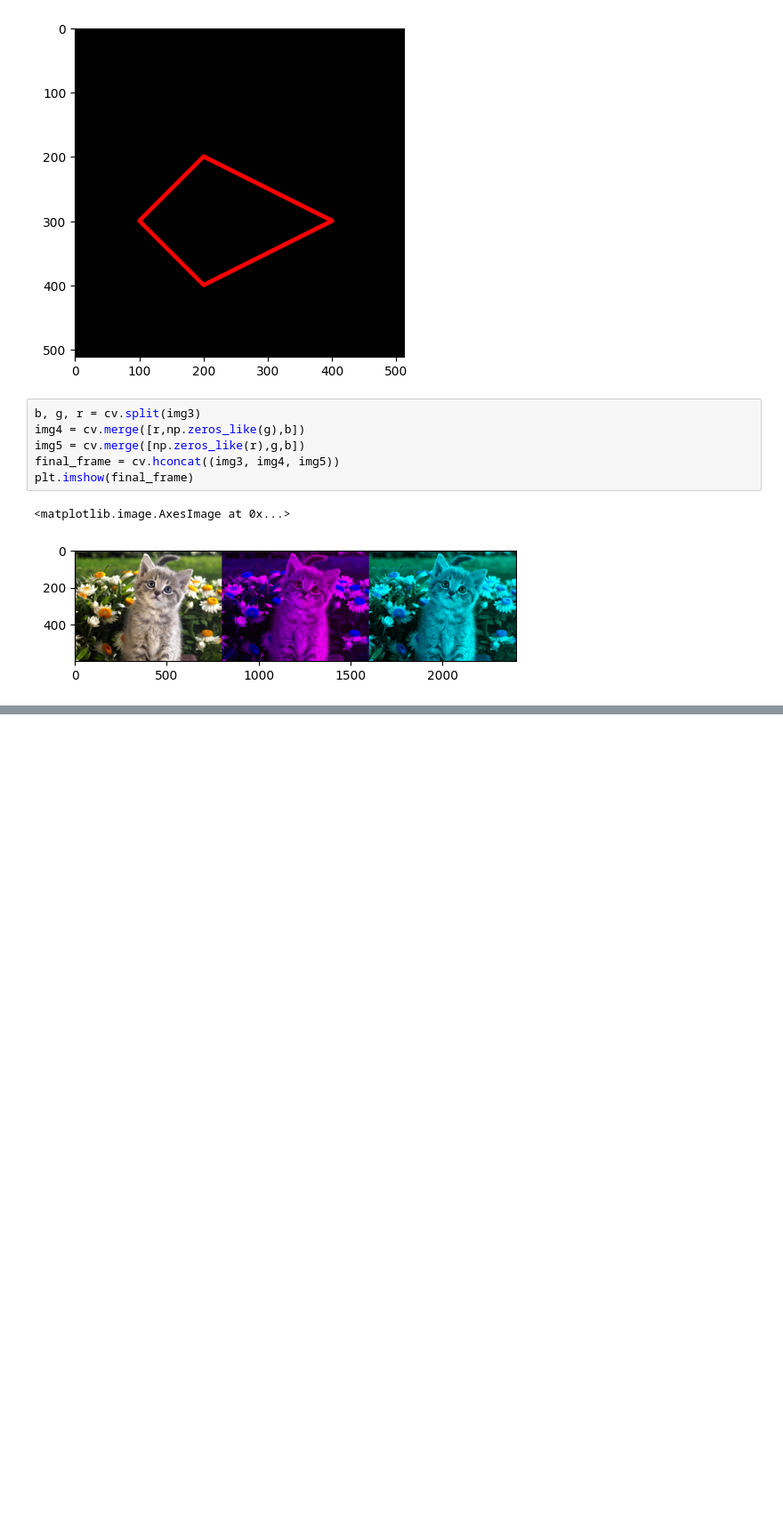
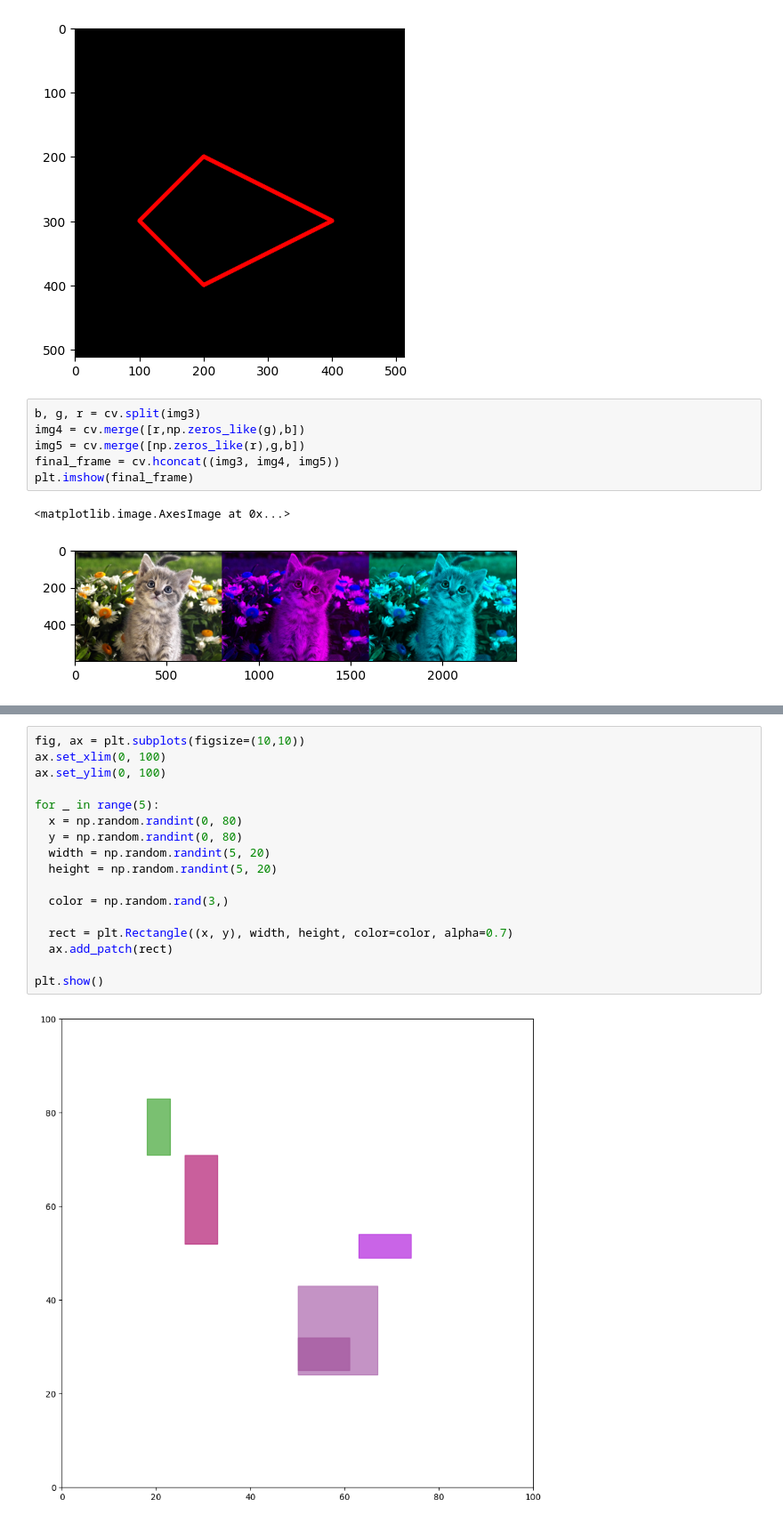
Before and after one commit to ImmarGaneru/PCVK_Ganjil_2024, a Jupyter notebook: Week2.ipynb, the cells around one changed output, grey strips where cells are left out. Shown at 89% size. Drawn from its saved outputs; the diff is of its cells as text; blank space fills up the shorter version.

```diff
--- a/Week2.ipynb
+++ b/Week2.ipynb
@@ -140,0 +154,19 @@ plt.imshow(final_frame)
+# %%
+fig, ax = plt.subplots(figsize=(10,10))
+ax.set_xlim(0, 100)
+ax.set_ylim(0, 100)
+
+for _ in range(5):
+  x = np.random.randint(0, 80)
+  y = np.random.randint(0, 80)
+  width = np.random.randint(5, 20)
+  height = np.random.randint(5, 20)
+
+  color = np.random.rand(3,)
+
+  rect = plt.Rectangle((x, y), width, height, color=color, alpha=0.7)
+  ax.add_patch(rect)
+
+plt.show()
+# %% [output]
+[figure, added]
```
Also changed, not shown: parts of 2 cells of this notebook.
